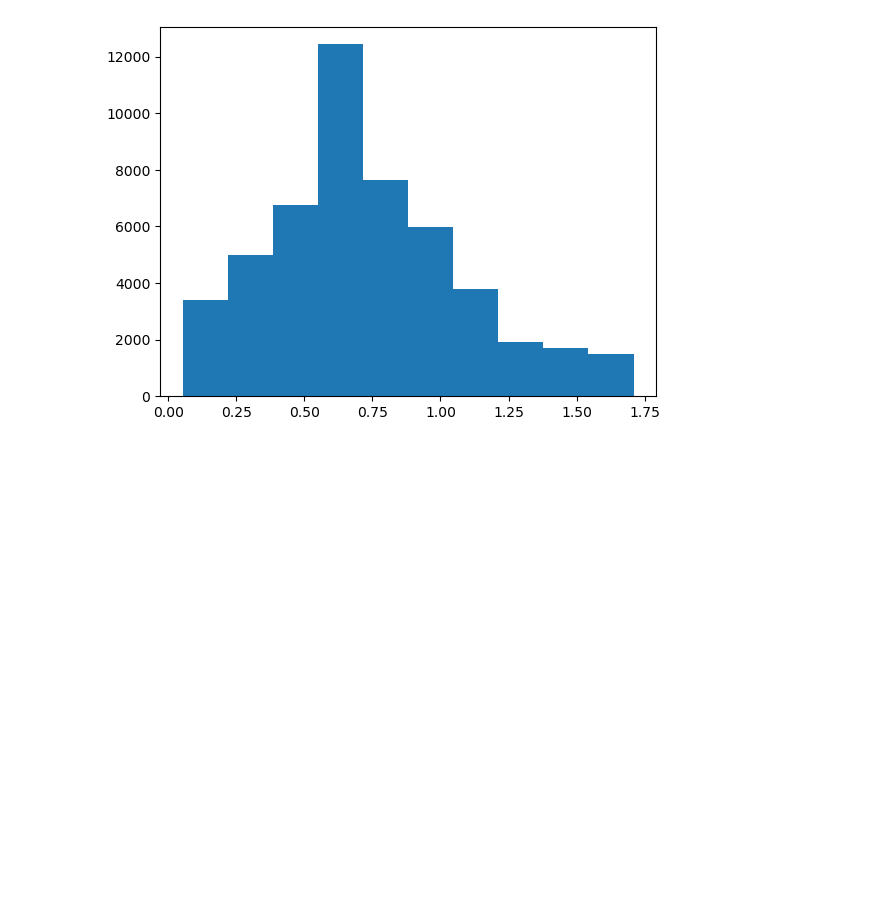
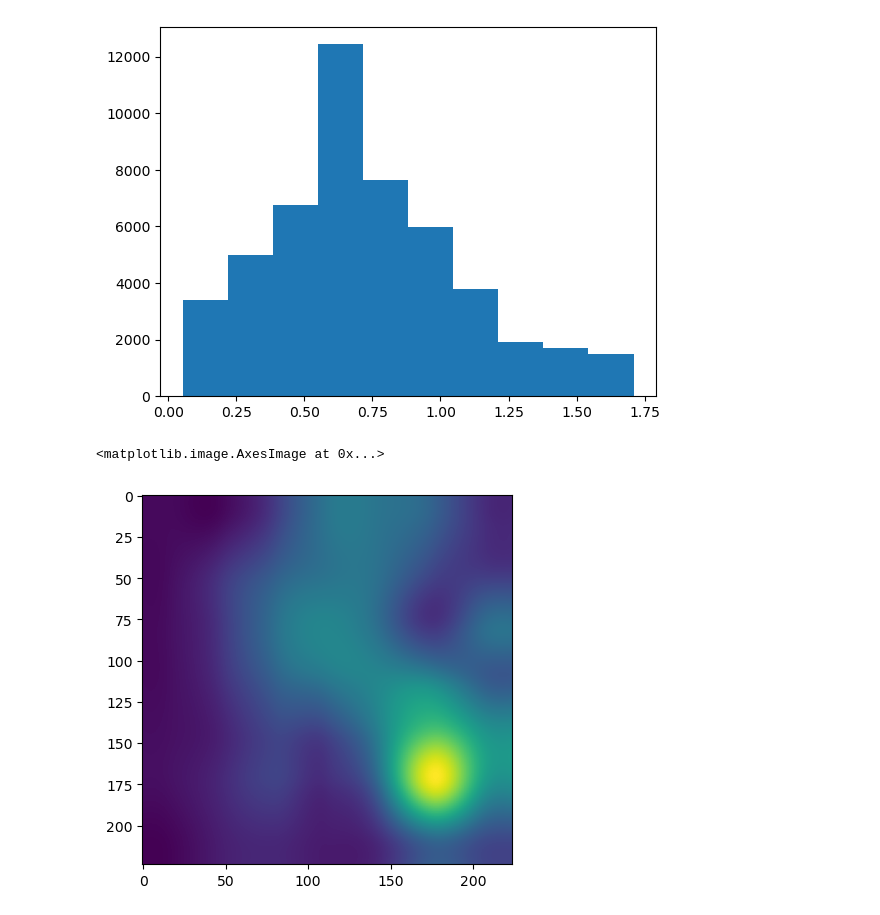
Before and after one commit to beotborry/ConformalXAI, a Jupyter notebook: results_analysis.ipynb, the cells around one changed output. Cells and saved outputs as stored; diff of their text form; code cells hidden in the pictures; blank space fills up the shorter version.

```diff
--- a/results_analysis.ipynb
+++ b/results_analysis.ipynb
@@ -93,3 +93,5 @@ plt.hist(abs(results[0]['conf_high'] - results[0]['conf_low']).flatten())
         1.70927608]),
  <BarContainer object of 10 artists>)
 [figure]
+# %%
+tmp1 =results[0]['orig_expl'].squeeze()
@@ -95,0 +100,5 @@ plt.hist(abs(results[0]['conf_high'] - results[0]['conf_low']).flatten())
+# %%
+plt.imshow(tmp1)
+# %% [output]
+<matplotlib.image.AxesImage at 0x...>
+[figure, added]
```
Also changed, not shown: parts of 8 cells of this notebook, 5 other files.
